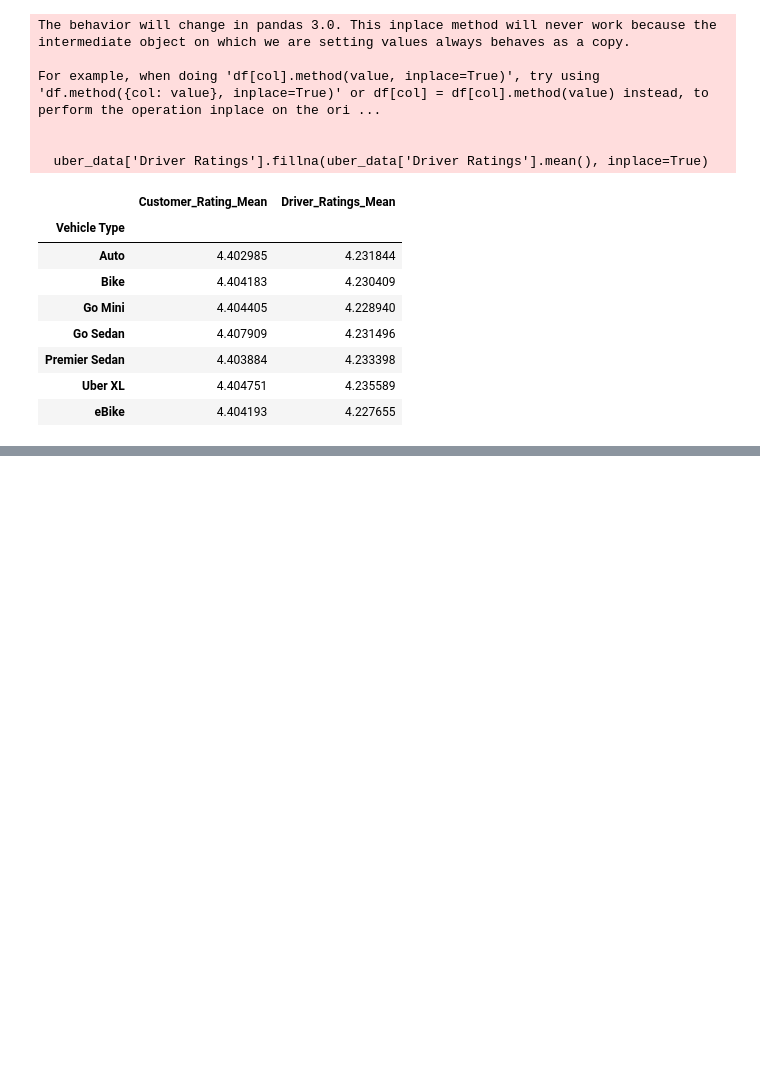
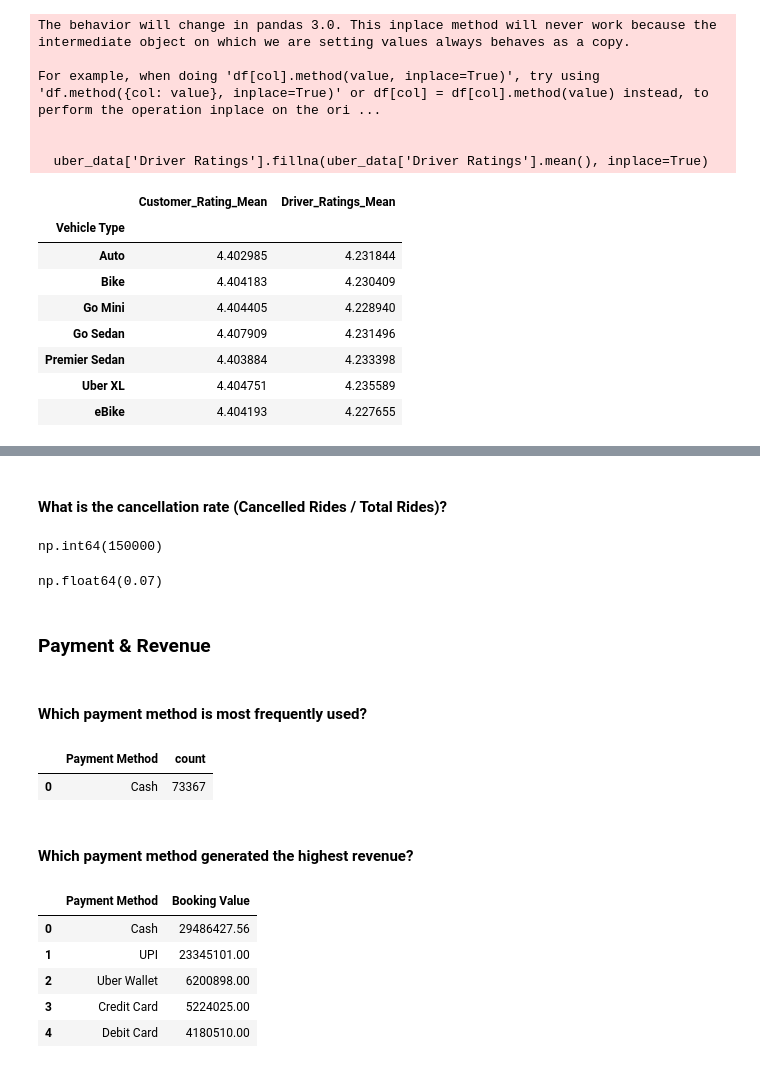
Before and after one commit to Himmu5/data-analysis, a Jupyter notebook: notebooks/uber_analysis.ipynb, the cells around one changed output, grey strips where cells are left out. Drawn from its saved outputs; the diff is of its cells as text; code cells hidden in the pictures; blank space fills up the shorter version.

```diff
--- a/notebooks/uber_analysis.ipynb
+++ b/notebooks/uber_analysis.ipynb
@@ -423,0 +452,25 @@ uber_data.groupby("Vehicle Type").aggregate(Customer_Rating_Mean=("Customer Rati
+# %% [markdown]
+#### What is the cancellation rate (Cancelled Rides / Total Rides)?
+# %%
+
+total_rides = uber_data["Booking ID"].count()
+total_canceled_ride = uber_data.loc[uber_data['Booking Status'] == 'Cancelled by Customer']['Booking Status'].count()
+total_rides
+# %% [output]
+np.int64(150000)
+# %%
+cancellation_rate = total_canceled_ride / total_rides
+cancellation_rate
+# %% [output]
+np.float64(0.07)
+# %% [markdown]
+### Payment & Revenue
+# %% [markdown]
+#### Which payment method is most frequently used?
+# %%
+uber_data['Payment Method'].value_counts().reset_index().head(1)
+# %% [output]
+|  | Payment Method | count |
+| 0 | Cash | 73367 |
+# %% [markdown]
+#### Which payment method generated the highest revenue?
@@ -423,0 +479,9 @@ uber_data.groupby("Vehicle Type").aggregate(Customer_Rating_Mean=("Customer Rati
+# %%
+payment_method_value
+# %% [output]
+|  | Payment Method | Booking Value |
+| 0 | Cash | 29486427.56 |
+| 1 | UPI | 23345101.00 |
+| 2 | Uber Wallet | 6200898.00 |
+| 3 | Credit Card | 5224025.00 |
+| 4 | Debit Card | 4180510.00 |
```
Also changed, not shown: parts of 5 cells of this notebook.
